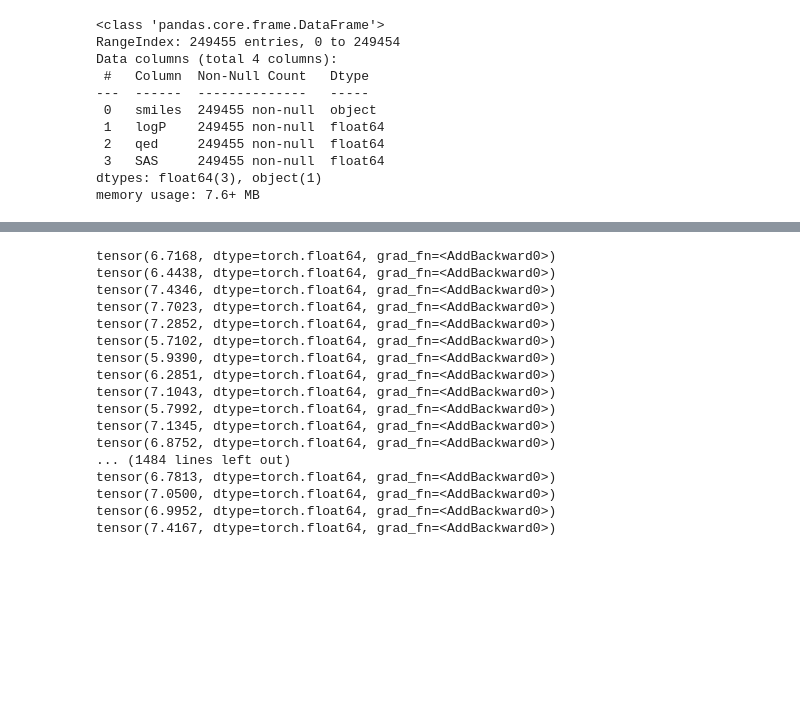
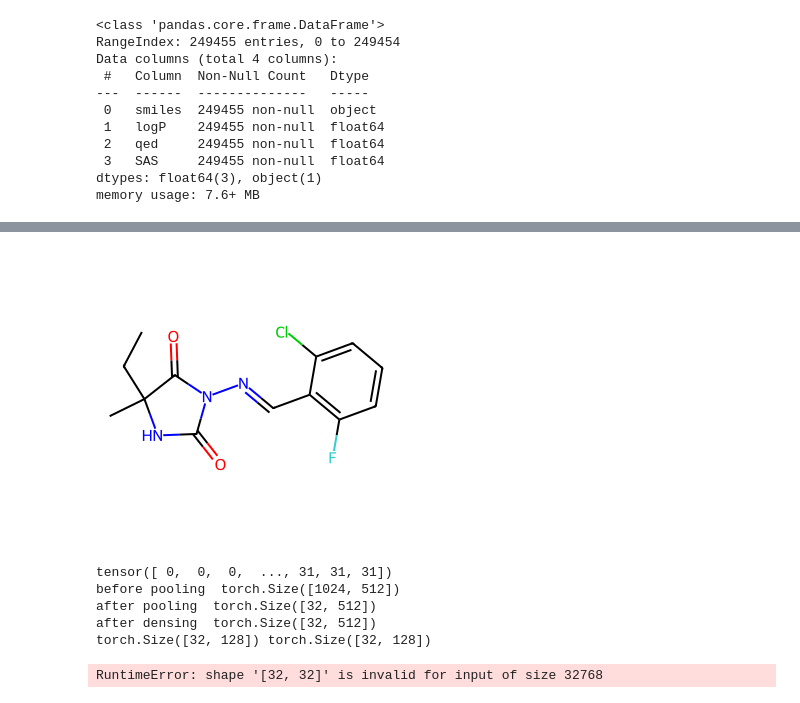
Before and after one commit to mariolawozniak/vae-pharma, a Jupyter notebook: vae_with_torch.ipynb, the cells around one changed output, grey strips where cells are left out. Drawn from its saved outputs; the diff is of its cells as text; code cells hidden in the pictures; blank space fills up the shorter version.

```diff
--- a/vae_with_torch.ipynb
+++ b/vae_with_torch.ipynb
@@ -407,21 +571,14 @@ def train(model, train_loader, valid_loader, l_r = 0.00001, epochs = 100):
+# %%
+Draw.MolToImage(mol)
+# %% [output]
+[figure, added]
 # %%
 
-train(g, train_loader=loader, valid_loader=test_data_loader)
+train(g, train_loader=train_loader, valid_loader=test_data_loader, epochs = 30)
 # %% [output]
-tensor(6.7168, dtype=torch.float64, grad_fn=<AddBackward0>)
-tensor(6.4438, dtype=torch.float64, grad_fn=<AddBackward0>)
-tensor(7.4346, dtype=torch.float64, grad_fn=<AddBackward0>)
-tensor(7.7023, dtype=torch.float64, grad_fn=<AddBackward0>)
-tensor(7.2852, dtype=torch.float64, grad_fn=<AddBackward0>)
-tensor(5.7102, dtype=torch.float64, grad_fn=<AddBackward0>)
-tensor(5.9390, dtype=torch.float64, grad_fn=<AddBackward0>)
-tensor(6.2851, dtype=torch.float64, grad_fn=<AddBackward0>)
-tensor(7.1043, dtype=torch.float64, grad_fn=<AddBackward0>)
-tensor(5.7992, dtype=torch.float64, grad_fn=<AddBackward0>)
-tensor(7.1345, dtype=torch.float64, grad_fn=<AddBackward0>)
-tensor(6.8752, dtype=torch.float64, grad_fn=<AddBackward0>)
-... (1484 lines left out)
-tensor(6.7813, dtype=torch.float64, grad_fn=<AddBackward0>)
-tensor(7.0500, dtype=torch.float64, grad_fn=<AddBackward0>)
-tensor(6.9952, dtype=torch.float64, grad_fn=<AddBackward0>)
-tensor(7.4167, dtype=torch.float64, grad_fn=<AddBackward0>)
+tensor([ 0,  0,  0,  ..., 31, 31, 31])
+before pooling  torch.Size([1024, 512])
+after pooling  torch.Size([32, 512])
+after densing  torch.Size([32, 512])
+torch.Size([32, 128]) torch.Size([32, 128])
+RuntimeError: shape '[32, 32]' is invalid for input of size 32768
```
Also changed, not shown: parts of 22 cells of this notebook.
